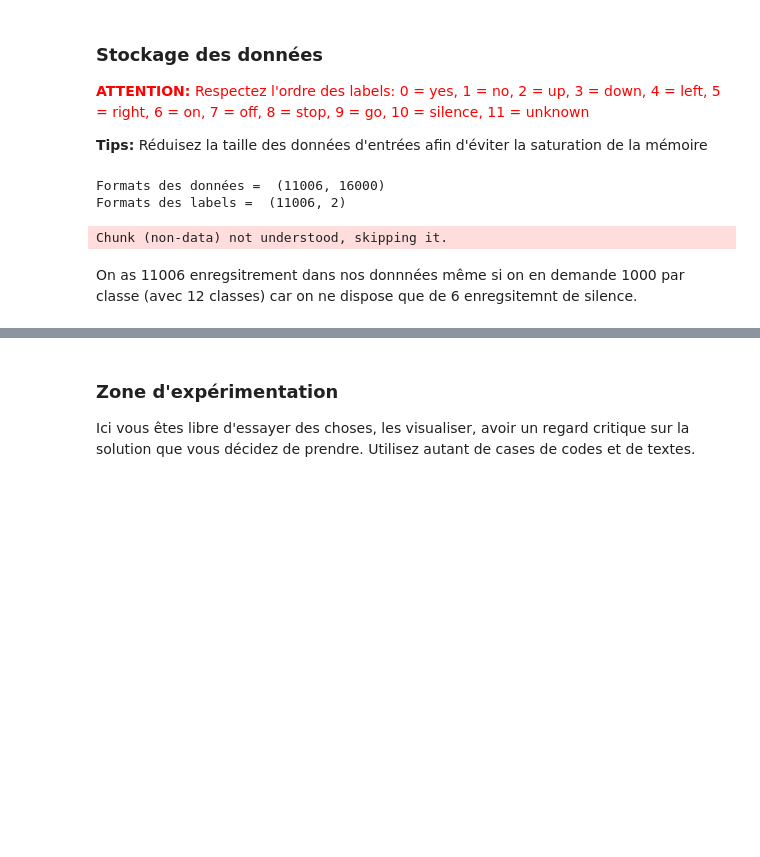
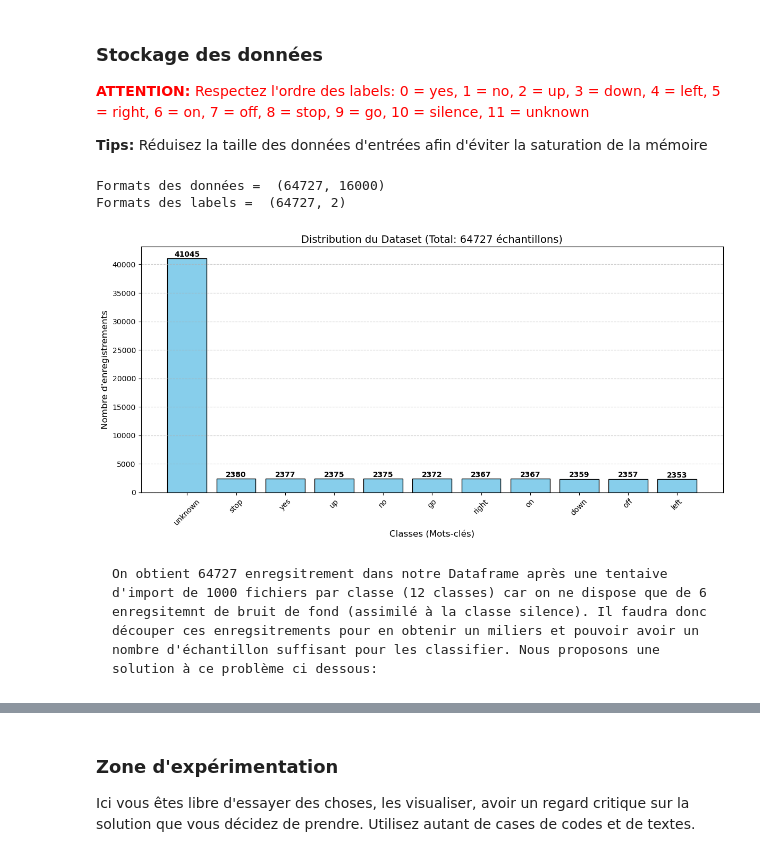
Before and after one commit to BenaribIlyes/Edge_computing, a Jupyter notebook: code/edge_computing_v2.ipynb, the cells around one changed output, grey strips where cells are left out. Drawn from its saved outputs; the diff is of its cells as text; code cells hidden in the pictures; blank space fills up the shorter version.

```diff
--- a/code/edge_computing_v2.ipynb
+++ b/code/edge_computing_v2.ipynb
@@ -203,12 +205,45 @@ def import_data_as_dataframe(max_files_per_label=100, max_unknown=500, data_path
 
     return X, df_labels
 # %%
-waves, labels = import_data_as_dataframe(max_files_per_label=1000, max_unknown=1000, data_path=train_data_path, seed=42, shuffle=True)
+waves, labels = import_data_as_dataframe(data_path=train_data_path)
 print("Formats des données = ",waves.shape)
 print("Formats des labels = ",labels.shape)
 # %% [output]
-Formats des données =  (11006, 16000)
-Formats des labels =  (11006, 2)
+Formats des données =  (64727, 16000)
+Formats des labels =  (64727, 2)
-Chunk (non-data) not understood, skipping it.
+# %%
+def plot_data_distribution(df):
+    """
+    Affiche un histogramme de la répartition des classes.
+    df : DataFrame contenant au moins une colonne 'label_name'
+    """
+    # 1. Comptage des occurrences
+    counts = df['label_name'].value_counts()
+
+    # 2. Création de la figure
+    plt.figure(figsize=(12, 6))
+    bars = plt.bar(counts.index, counts.values, color='skyblue', edgecolor='black')
+
+    # 3. Mise en forme
+    plt.title(f'Distribution du Dataset (Total: {len(df)} échantillons)', fontsize=14)
+    plt.xlabel('Classes (Mots-clés)', fontsize=12)
+    plt.ylabel("Nombre d'enregistrements", fontsize=12)
+    plt.xticks(rotation=45)
+    plt.grid(axis='y', linestyle='--', alpha=0.7)
+
+    # 4. Ajout des valeurs sur les barres (Feedback visuel immédiat)
+    for bar in bars:
+        height = bar.get_height()
+        plt.text(bar.get_x() + bar.get_width()/2., height + 5,
+                 f'{int(height)}',
+                 ha='center', va='bottom', fontweight='bold')
+
+    plt.tight_layout()
+    plt.show()
+# %%
+# On affiche la distribtuon de nos données par vérification
+plot_data_distribution(labels)
+# %% [output]
+[figure, added]
 # %% [markdown]
-On as 11006 enregsitrement dans nos donnnées même si on en demande 1000 par classe (avec 12 classes) car on ne dispose que de 6 enregsitemnt de silence.
+    On obtient 64727 enregsitrement dans notre Dataframe après une tentaive d'import de 1000 fichiers par classe (12 classes) car on ne dispose que de 6 enregsitemnt de bruit de fond (assimilé à la classe silence). Il faudra donc découper ces enregsitrements pour en obtenir un miliers et pouvoir avoir un nombre d'échantillon suffisant pour les classifier. Nous proposons une solution à ce problème ci dessous:
```
Also changed, not shown: parts of 50 cells of this notebook, 3 other files.
